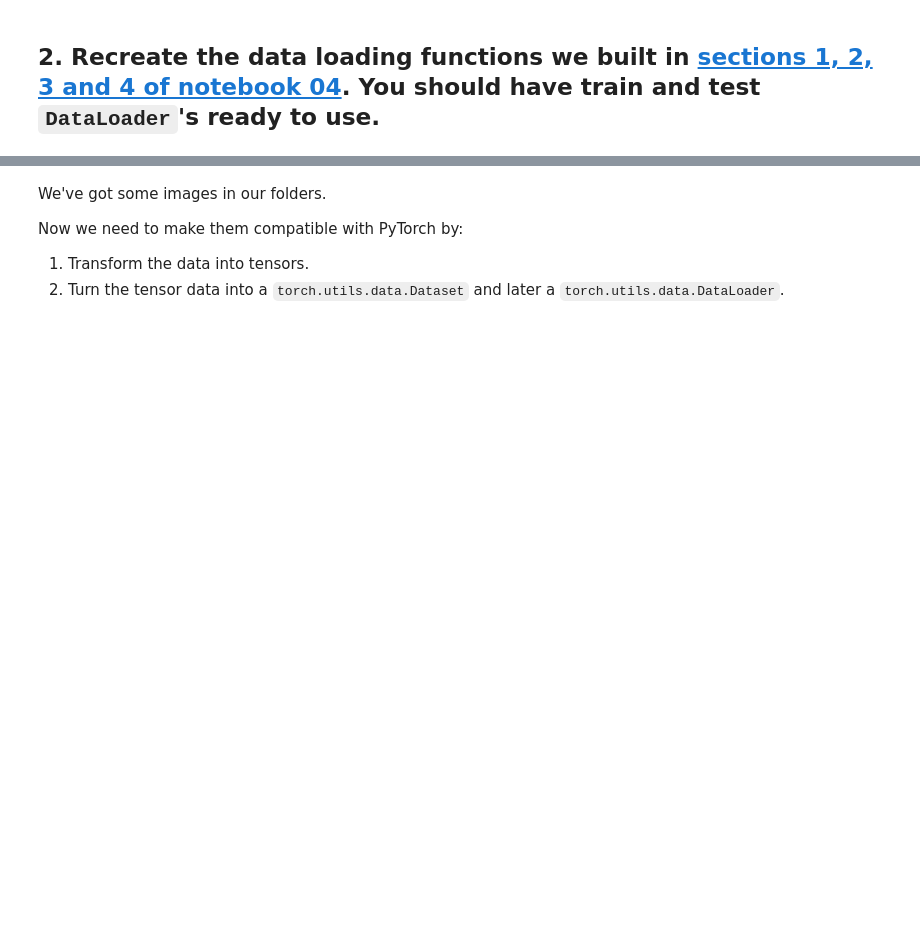
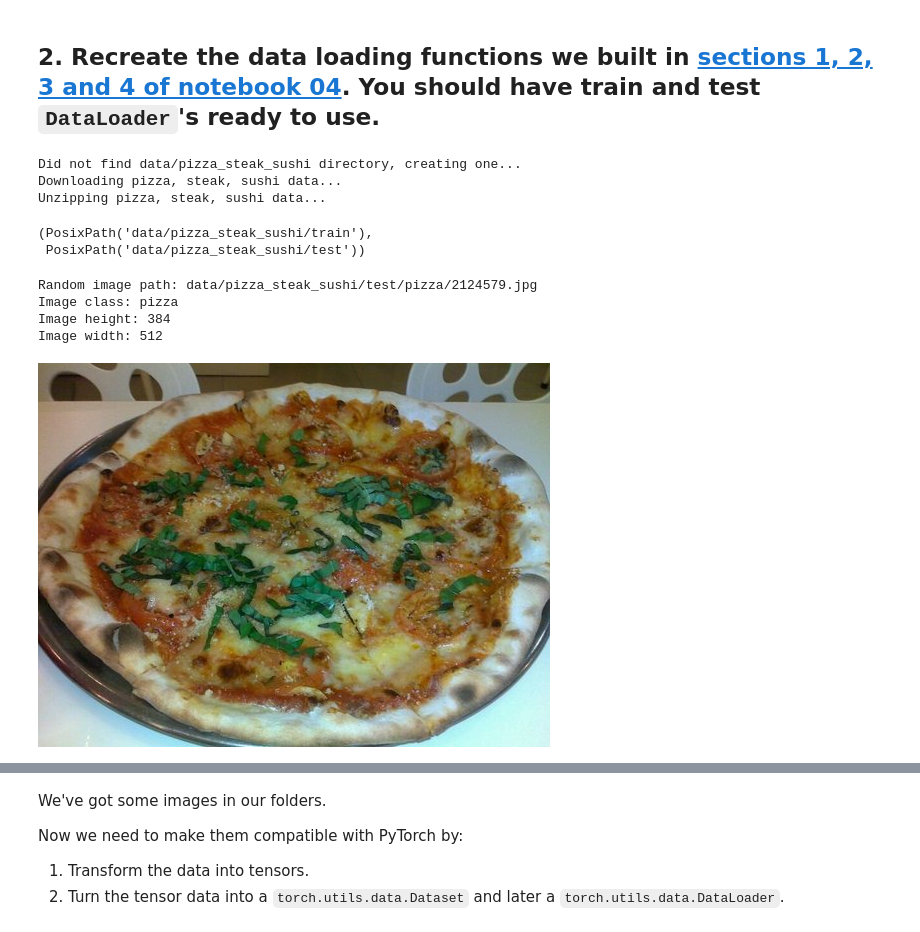
Before and after one commit to ianwhittington/Learning_PyTorch, a Jupyter notebook: extras/exercises/04_pytorch_custom_datasets_exercises.ipynb, the cells around one changed output, grey strips where cells are left out. Saved outputs shown, nothing was run; the diff lists cells and outputs as text; code cells hidden in the pictures; blank space fills up the shorter version.

```diff
--- a/extras/exercises/04_pytorch_custom_datasets_exercises.ipynb
+++ b/extras/exercises/04_pytorch_custom_datasets_exercises.ipynb
@@ -61,3 +63,34 @@ device
+# %%
+# 1. Get data
+import requests
+import zipfile
+from pathlib import Path
+
+# Setup path to data folder
+data_path = Path("data/")
+image_path = data_path / "pizza_steak_sushi"
+
+# If the image folder doesn't exist, download it and prepare it...
+if image_path.is_dir():
+    print(f"{image_path} directory exists.")
+else:
+    print(f"Did not find {image_path} directory, creating one...")
+    image_path.mkdir(parents=True, exist_ok=True)
+
+    # Download pizza, steak, sushi data
+    with open(data_path / "pizza_steak_sushi.zip", "wb") as f:
+        request = requests.get("https://github.com/mrdbourke/pytorch-deep-learning/raw/main/data/pizza_steak_sushi.zip")
+        print("Downloading pizza, steak, sushi data...")
+        f.write(request.content)
+
+    # Unzip pizza, steak, sushi data
+    with zipfile.ZipFile(data_path / "pizza_steak_sushi.zip", "r") as zip_ref:
+        print("Unzipping pizza, steak, sushi data...")
+        zip_ref.extractall(image_path)
+# %% [output]
+Did not find data/pizza_steak_sushi directory, creating one...
+Downloading pizza, steak, sushi data...
+Unzipping pizza, steak, sushi data...
 # %%
 # 2. Become one with the data
 import os
@@ -67,3 +100,10 @@ def walk_through_dir(dir_path):
     print(f"There are {len(dirnames)} directories and {len(filenames)} images in '{dirpath}'.")
 # %%
 # Setup train and testing paths
+train_dir = image_path / "train"
+test_dir = image_path / "test"
+
+train_dir, test_dir
+# %% [output]
+(PosixPath('data/pizza_steak_sushi/train'),
+ PosixPath('data/pizza_steak_sushi/test'))
@@ -73,0 +110,32 @@ def walk_through_dir(dir_path):
+# %%
+# Visualize an image
+import random
+from PIL import Image
+
+# Set seed
+random.seed(42) # <- try changing this and see what happens
+
+# 1. Get all image paths (* means "any combination")
+image_path_list = list(image_path.glob("*/*/*.jpg"))
+
+# 2. Get random image path
+random_image_path = random.choice(image_path_list)
+
+# 3. Get image class from path name (the image class is the name of the directory where the image is stored)
+image_class = random_image_path.parent.stem
+
+# 4. Open image
+img = Image.open(random_image_path)
+
+# 5. Print metadata
+print(f"Random image path: {random_image_path}")
+print(f"Image class: {image_class}")
+print(f"Image height: {img.height}")
+print(f"Image width: {img.width}")
+img
+# %% [output]
+Random image path: data/pizza_steak_sushi/test/pizza/2124579.jpg
+Image class: pizza
+Image height: 384
+Image width: 512
+[figure, added]
```
Also changed, not shown: parts of 34 cells of this notebook.
